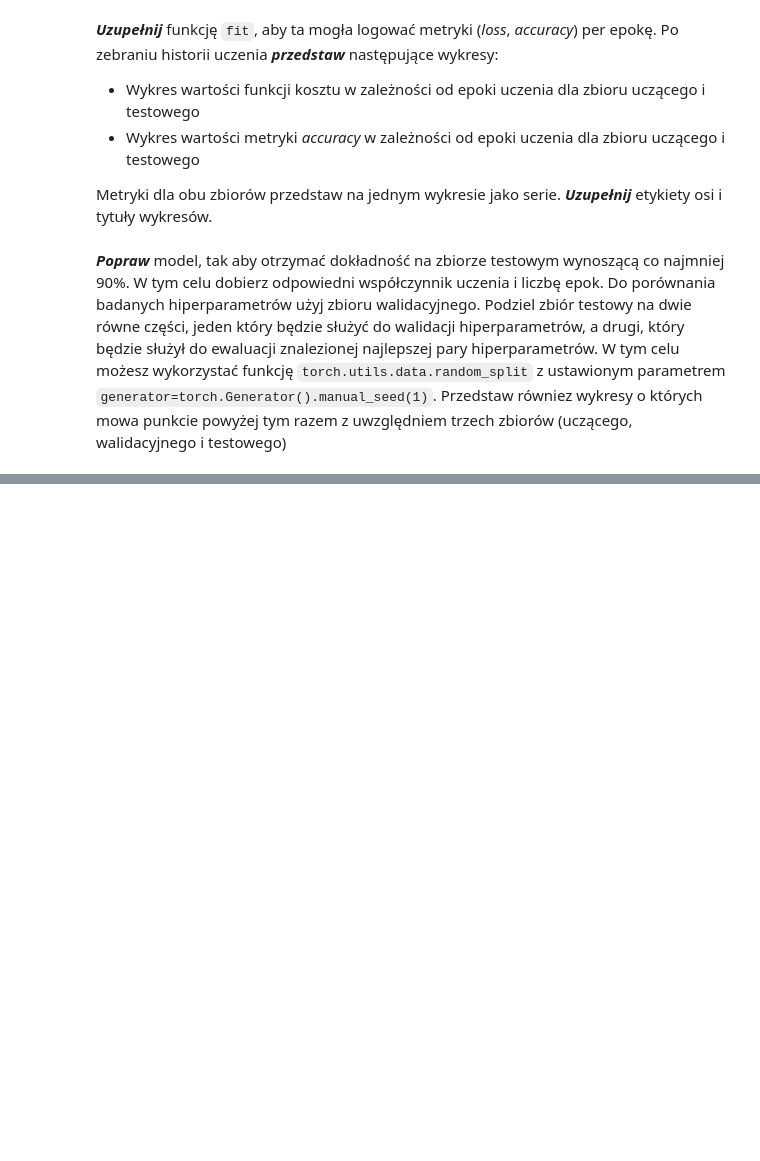
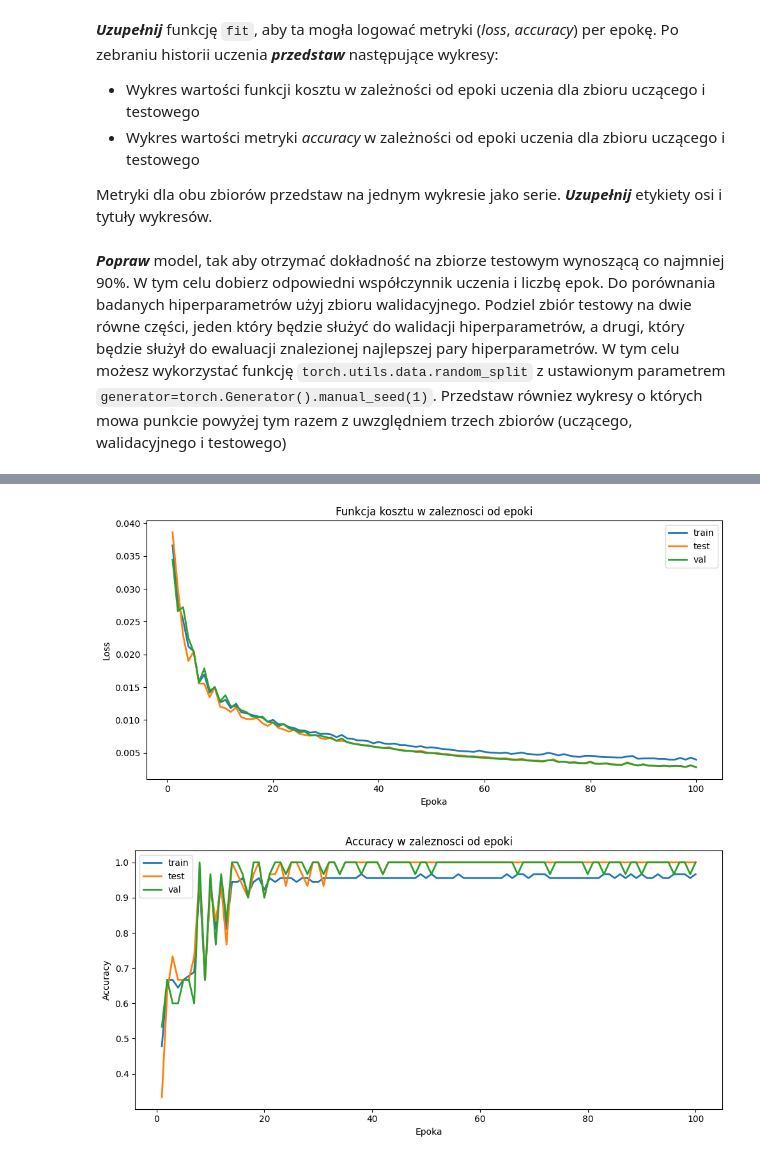
Before and after one commit to KwolekD/GlebokieSieciNeuronowe, a Jupyter notebook: lab03.ipynb, the cells around one changed output, grey strips where cells are left out. Cells and saved outputs as stored; diff of their text form; code cells hidden in the pictures; blank space fills up the shorter version.

```diff
--- a/lab03.ipynb
+++ b/lab03.ipynb
@@ -399,3 +552,53 @@ Metryki dla obu zbiorów przedstaw na jednym wykresie jako serie. ***Uzupełnij*
 # %% [markdown]
 ***Popraw*** model, tak aby otrzymać dokładność na zbiorze testowym wynoszącą co najmniej 90%. W tym celu dobierz odpowiedni współczynnik uczenia i liczbę epok.
 Do porównania badanych hiperparametrów użyj zbioru walidacyjnego. Podziel zbiór testowy na dwie równe części, jeden który będzie służyć do walidacji hiperparametrów, a drugi, który będzie służył do ewaluacji znalezionej najlepszej pary hiperparametrów. W tym celu możesz wykorzystać funkcję `torch.utils.data.random_split` z ustawionym parametrem `generator=torch.Generator().manual_seed(1)`. Przedstaw równiez wykresy o których mowa punkcie powyżej tym razem z uwzględniem trzech zbiorów (uczącego, walidacyjnego i testowego)
+# %%
+X, y = load_iris(return_X_y=True)
+
+X_train, X_test, y_train, y_test = train_test_split(X, y, test_size=0.4, random_state=1, stratify=y)
+
+X_train = torch.tensor(X_train).float().cuda()
+X_test = torch.tensor(X_test).float().cuda()
+y_train = torch.tensor(y_train).cuda()
+y_test = torch.tensor(y_test).cuda()
+
+
+train_dl, test_dl, val_dl = to_dataloader(
+    X_train=X_train,  y_train=y_train,
+    X_test=X_test, y_test=y_test,
+    batch_size=32, val_set=True
+)
+
+LR_TEST = [0.1, 0.01, 0.005, 0.001]
+EPOCHS_TEST = [100, 200, 500, 1000]
+
+best_lr = None
+best_epochs = None
+best_acc = 0
+best_metrics = None
+same_accs = 0
+
+for lr in LR_TEST:
+    for epochs in EPOCHS_TEST:
+        print(f"LR: {lr}, epochs: {epochs}")
+        perceptron = Perceptron().cuda()
+        optimiser = optim.Adam(perceptron.parameters(), lr=lr)
+        loss_fn = torch.nn.CrossEntropyLoss()
+        train_losses, train_accs, test_losses, test_accs, val_losses, val_accs = fit(
+            model=perceptron, optimiser=optimiser, loss_fn=loss_fn,
+            train_dl=train_dl, test_dl=test_dl, val_dl=val_dl, epochs=epochs, print_metrics=True
+        )
+
+        if val_accs[-1] > best_acc:
+            best_acc = val_accs[-1]
+            best_lr = lr
+            best_epochs = epochs
+            best_metrics = (train_losses, train_accs, test_losses, test_accs, val_losses, val_accs)
+        elif val_accs[-1] == best_acc:
+            same_accs += 1
+
+
+print(f"Best LR: {best_lr}, best epochs: {best_epochs}, best val acc: {best_acc:.3f}, best test acc: {best_metrics[3][-1]:.3f}")
+print(f"Number of configurations with the same accuracy: {same_accs}")
+plot_metrics(*best_metrics)
+# %% [output]
@@ -401,0 +622,2 @@ Do porównania badanych hiperparametrów użyj zbioru walidacyjnego. Podziel zbi
+[figure, added]
+[figure, added]
```
Also changed, not shown: parts of 21 cells of this notebook, 3 other files.
